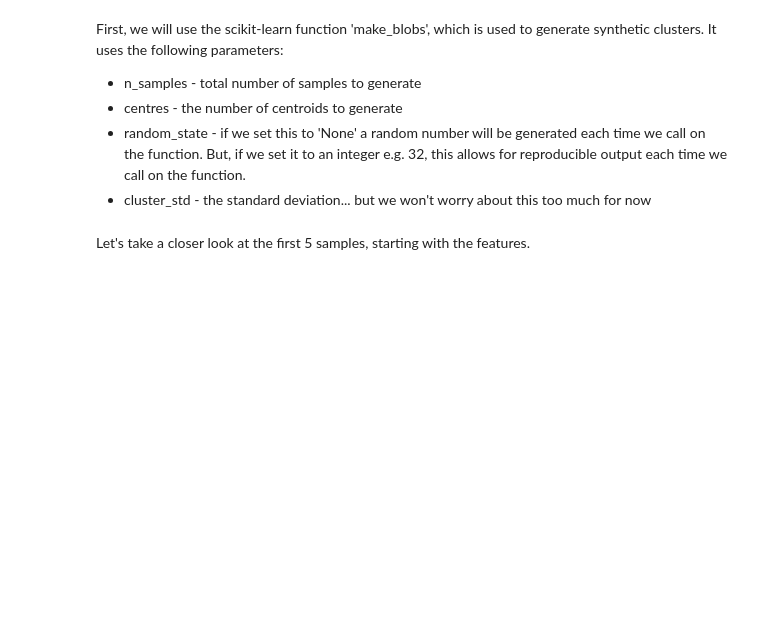
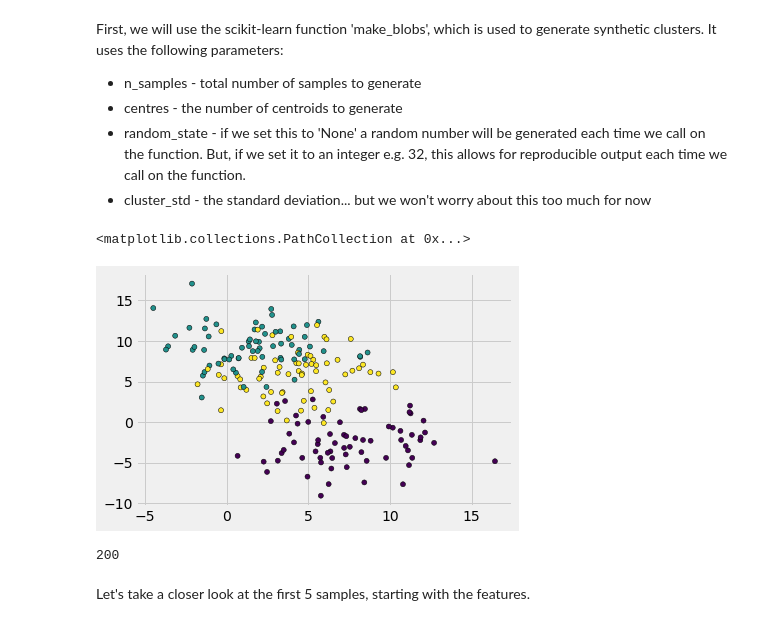
Before and after one commit to UKDataServiceOpen/ML_Workshop, a Jupyter notebook: K-Means.ipynb, the cells around one changed output. Drawn from its saved outputs; the diff is of its cells as text; code cells hidden in the pictures; blank space fills up the shorter version.

```diff
--- a/K-Means.ipynb
+++ b/K-Means.ipynb
@@ -49,6 +56,15 @@ features, true_labels = make_blobs(
     cluster_std=2.75,
     random_state=32
 )
+# %%
+plt.scatter(features[:,0], features[:,1], marker = "o", c = true_labels, s = 25, edgecolor = "k")
+# %% [output]
+<matplotlib.collections.PathCollection at 0x...>
+[figure, added]
+# %%
+len(features)
+# %% [output]
+200
 # %% [markdown]
 Let's take a closer look at the first 5 samples, starting with the features.
 # %%
```
Also changed, not shown: parts of 64 cells of this notebook, 3 other files.
